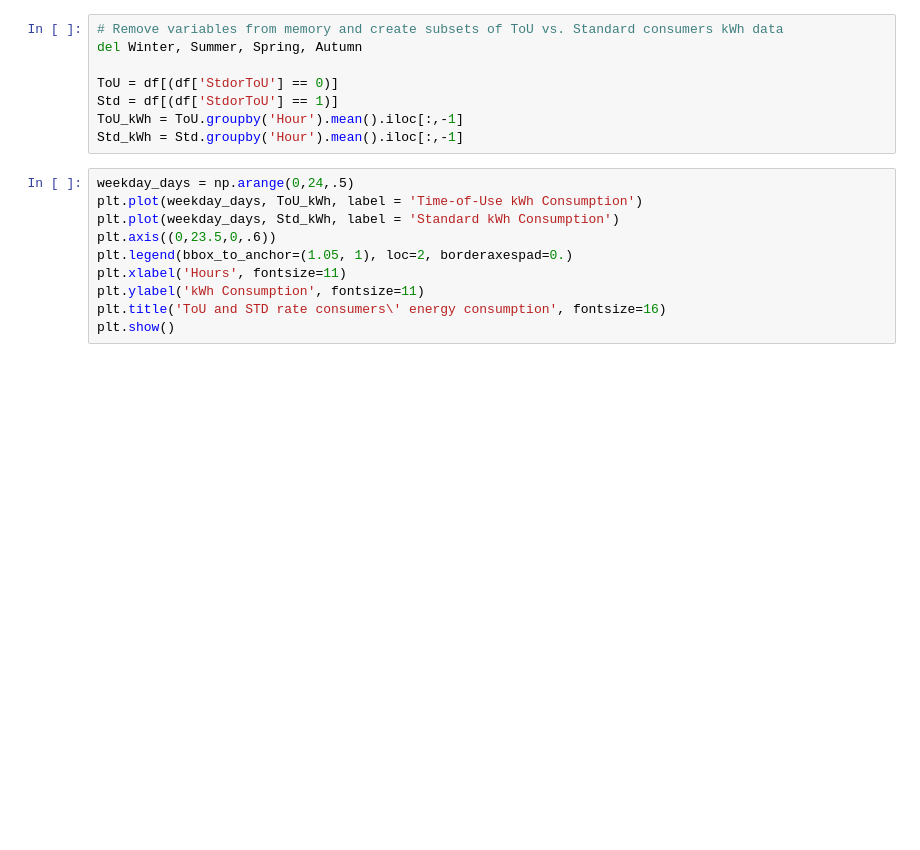
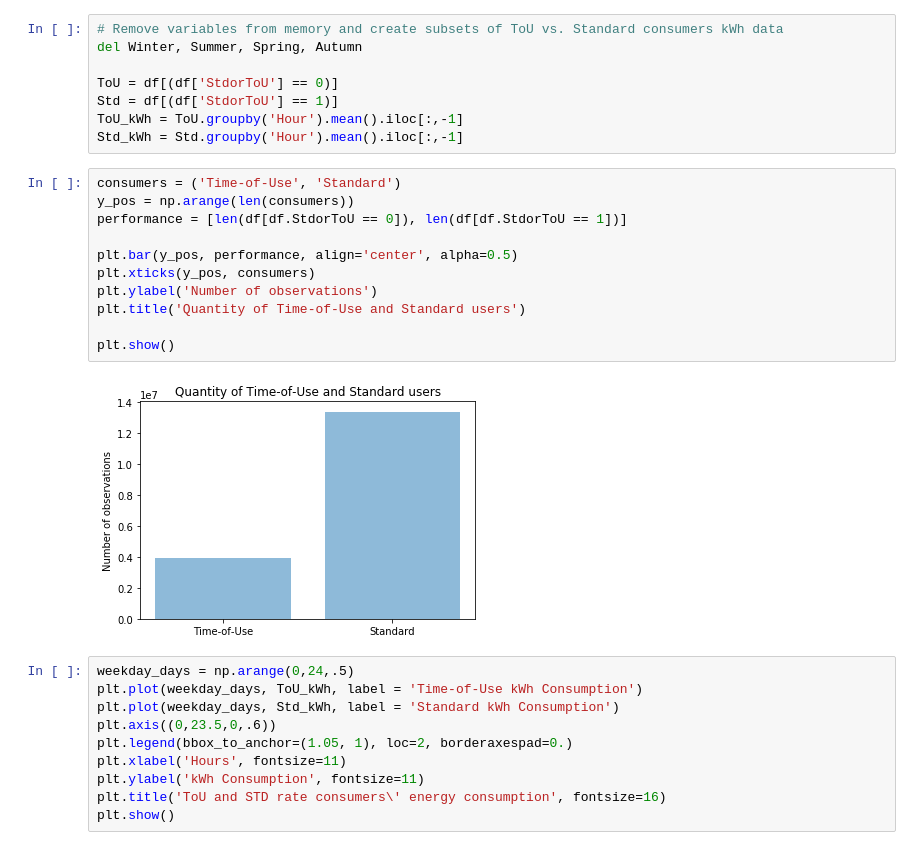
Before and after one commit to Chappie2/Smart_metering_privacy_framework, a Jupyter notebook: Exploratory processed data.ipynb, the cells around one changed output. Cells and saved outputs as stored; diff of their text form; blank space fills up the shorter version.

```diff
--- a/Exploratory processed data.ipynb
+++ b/Exploratory processed data.ipynb
@@ -137,6 +141,19 @@ ToU = df[(df['StdorToU'] == 0)]
 Std = df[(df['StdorToU'] == 1)]
 ToU_kWh = ToU.groupby('Hour').mean().iloc[:,-1]
 Std_kWh = Std.groupby('Hour').mean().iloc[:,-1]
+# %%
+consumers = ('Time-of-Use', 'Standard')
+y_pos = np.arange(len(consumers))
+performance = [len(df[df.StdorToU == 0]), len(df[df.StdorToU == 1])]
+
+plt.bar(y_pos, performance, align='center', alpha=0.5)
+plt.xticks(y_pos, consumers)
+plt.ylabel('Number of observations')
+plt.title('Quantity of Time-of-Use and Standard users')
+
+plt.show()
+# %% [output]
+[figure, added]
 # %%
 weekday_days = np.arange(0,24,.5)
 plt.plot(weekday_days, ToU_kWh, label = 'Time-of-Use kWh Consumption')
```
Also changed, not shown: parts of 8 cells of this notebook.
